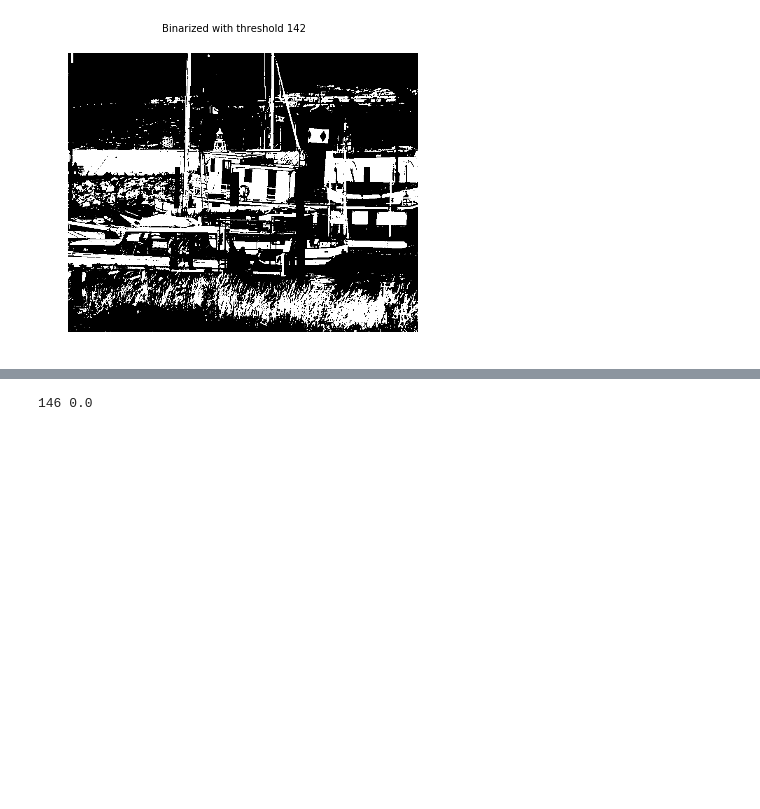
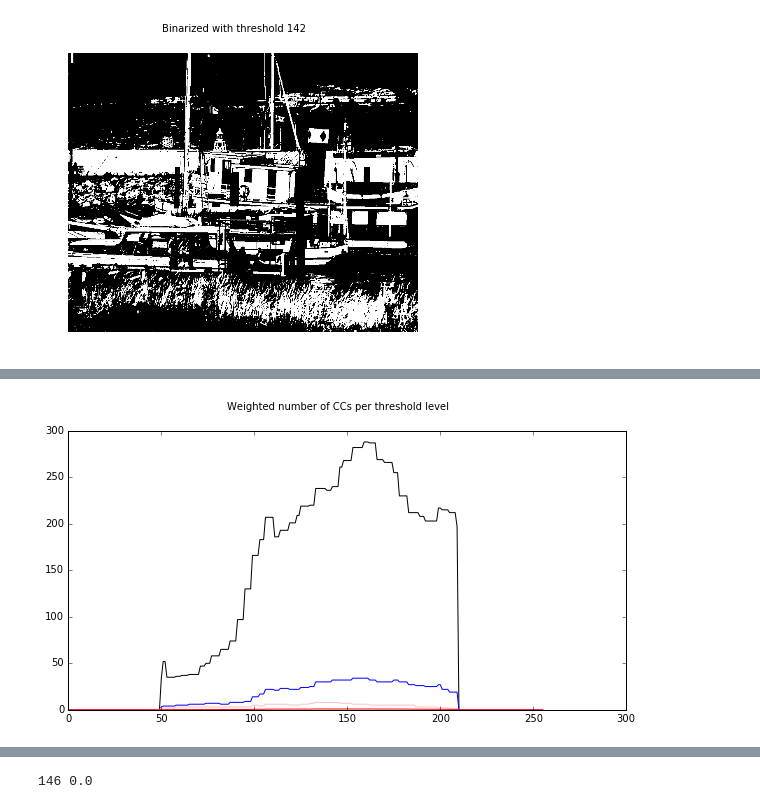
Before and after one commit to NLeSC/SalientDetector-python, a Jupyter notebook: Notebooks/Test_Binarizer.ipynb, the cells around one changed output, grey strips where cells are left out. Cells and saved outputs as stored; diff of their text form; code cells hidden in the pictures; blank space fills up the shorter version.

```diff
--- a/Notebooks/Test_Binarizer.ipynb
+++ b/Notebooks/Test_Binarizer.ipynb
@@ -46,3 +46,11 @@ min:  50
 max:  210
 [figure]
 [figure]
+# %%
+lam=24
+area_factor_large=0.001
+area_factor_verylarge=0.01
+weights=(0.33, 0.33, 0.33)
+offset=80
+num_levels=255
+connectivity=8
@@ -49,3 +114,15 @@ max:  210
+# %%
+fig = plt.figure()
+fig.canvas.set_window_title('Number of CCs per threshold level')
+plt.plot(a_nccs, color='black')
+plt.plot(a_nccs_large, color='blue')
+plt.plot(a_nccs_verylarge, color='pink')
+fig.suptitle('Weighted number of CCs per threshold level')
+plt.plot(scores, color='red')
+plt.xlim(0, 300)
+plt.show()
+# %% [output]
+[figure, added]
 # %%
 print "threshold: ", t, "true threshold:", 146
 # %% [output]
```
Also changed, not shown: parts of 8 cells of this notebook, 5 other files.
